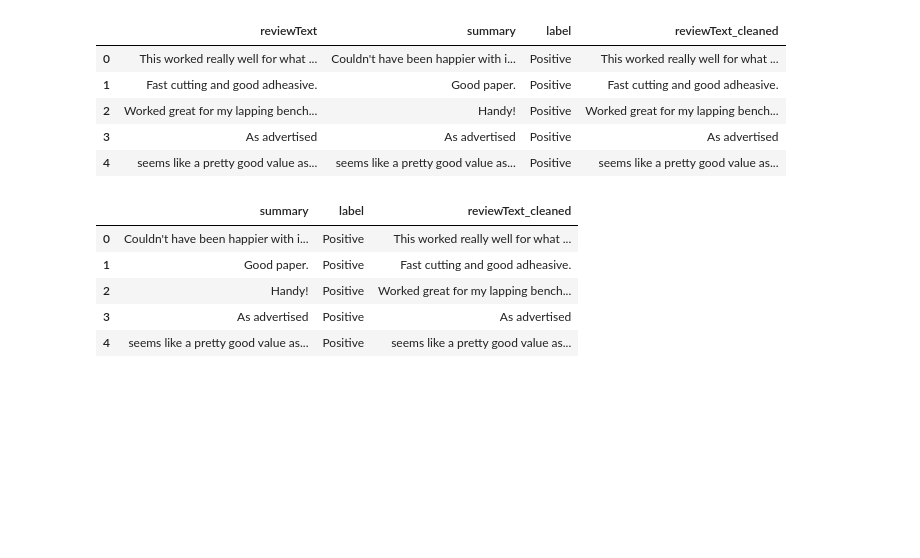
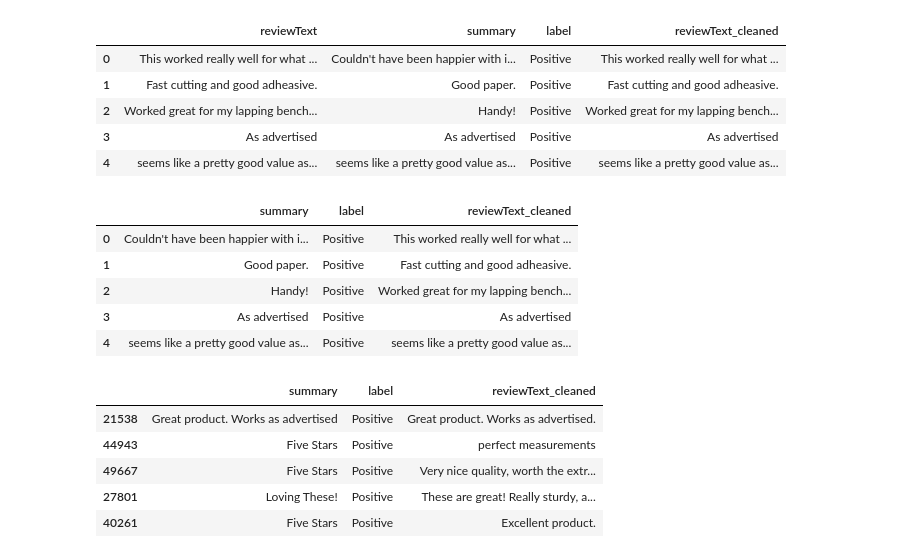
Before and after one commit to ruolan89/W25_COMP262_002_TeamGamma, a Jupyter notebook: Project_Phares1_TeamGamma.ipynb, the cells around one changed output. Cells and saved outputs as stored; diff of their text form; code cells hidden in the pictures; blank space fills up the shorter version.

Commit message:
update random function

```diff
--- a/Project_Phares1_TeamGamma.ipynb
+++ b/Project_Phares1_TeamGamma.ipynb
@@ -458,8 +458,16 @@ data_for_sentiment_analyzer.head()
 # %%
 #5. Randomly select 1000 reviews from your dataset.
 # %%
-random.seed(42)
-sampled_data = random.sample(data, 1000)
+sampled_df = data_for_sentiment_analyzer.sample(n=1000, random_state=42)
+# %%
+sampled_df.head()
+# %% [output]
+|  | summary | label | reviewText_cleaned |
+| 21538 | Great product. Works as advertised | Positive | Great product. Works as advertised. |
+| 44943 | Five Stars | Positive | perfect measurements |
+| 49667 | Five Stars | Positive | Very nice quality, worth the extr... |
+| 27801 | Loving These! | Positive | These are great! Really sturdy, a... |
+| 40261 | Five Stars | Positive | Excellent product. |
 # %%
 #6. Modeling (Sentiment Analysis) Lexicon approach:
 #a.Build two sentiment analysis models using the labeled pre-processed data for both the lexicons packages the team selected in step #3 above.
```
